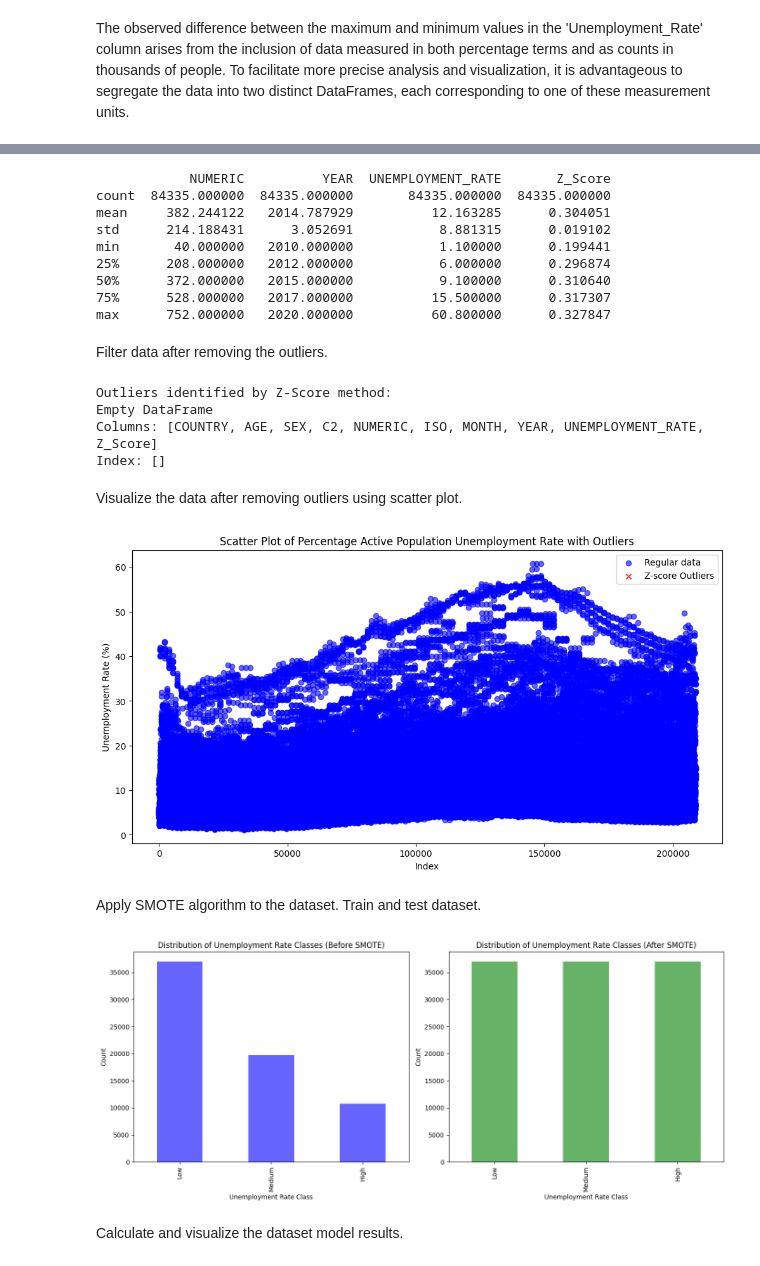
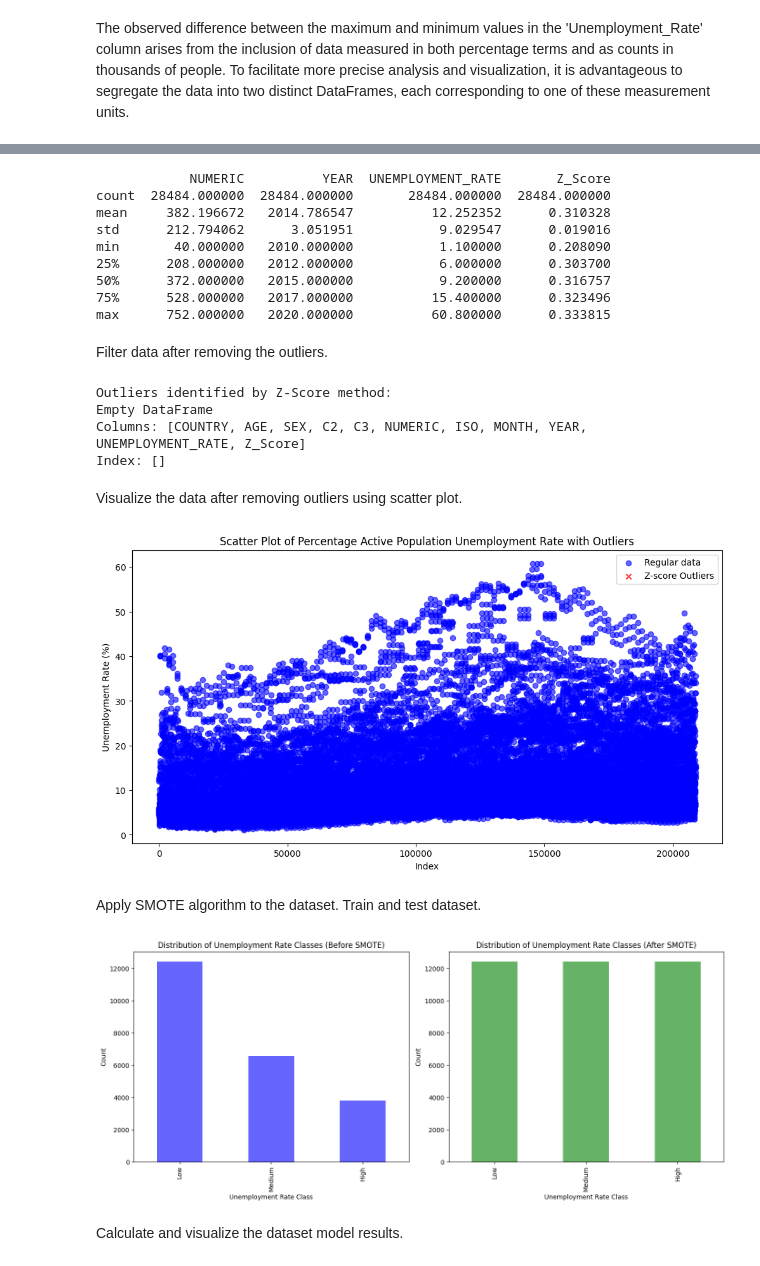
Before and after one commit to valzagrainca/Analysis-of-unemployment-in-EU-countries, a Jupyter notebook: unemployment.ipynb, the cells around one changed output, grey strips where cells are left out. Cells and saved outputs as stored; diff of their text form; code cells hidden in the pictures.

Commit message:
Visualise data

```diff
--- a/unemployment.ipynb
+++ b/unemployment.ipynb
@@ -152,3 +149,0 @@ Remove C3 column since it is not needed for analysis.
-# %%
-data_tr_df = data_tr_df.drop('C3', axis=1)
-data_tr_df.head()
@@ -216,11 +205,14 @@ Duplicated data:  0
 # %% [markdown]
 Transfrom 'Date' column format.
 # %%
+data_tr_df.to_csv('t2.csv')
 data_tr_df['Date'] = pd.to_datetime(data_tr_df['Date'], format='%YM%m ', errors='coerce')
 
 data_tr_df['Month'] = data_tr_df['Date'].dt.strftime('%B')
 data_tr_df['Year'] = data_tr_df['Date'].dt.year
 
 data_tr_df = data_tr_df.drop('Date', axis=1)
+data_tr_df = data_tr_df[data_tr_df["s_adj"] == "NSA"].drop("s_adj", axis=1)
 
 data_tr_df.head()
+data_tr_df.to_csv('t3.csv')
@@ -234,7 +219,7 @@ data_tr_df.head()
 # %% [markdown]
 Reorder and format column names.
 # %%
-data_tr_df = data_tr_df[['Country', 'age', 'unit', 'sex', 'C2', 'Numeric', 'Iso', 'Month', 'Year', 'Unemployment_Rate']]
+data_tr_df = data_tr_df[['Country', 'age', 'unit', 'sex', 'C2','C3', 'Numeric', 'Iso', 'Month', 'Year', 'Unemployment_Rate']]
 
 data_tr_df.columns = [col.upper() for col in data_tr_df.columns]
 
@@ -324,14 +309,14 @@ data_tr_df.head(5)
 print(data_tr_df.describe())
 # %% [output]
             NUMERIC          YEAR  UNEMPLOYMENT_RATE       Z_Score
-count  84335.000000  84335.000000       84335.000000  84335.000000
-mean     382.244122   2014.787929          12.163285      0.304051
-std      214.188431      3.052691           8.881315      0.019102
-min       40.000000   2010.000000           1.100000      0.199441
-25%      208.000000   2012.000000           6.000000      0.296874
-50%      372.000000   2015.000000           9.100000      0.310640
-75%      528.000000   2017.000000          15.500000      0.317307
-max      752.000000   2020.000000          60.800000      0.327847
+count  28484.000000  28484.000000       28484.000000  28484.000000
+mean     382.196672   2014.786547          12.252352      0.310328
+std      212.794062      3.051951           9.029547      0.019016
+min       40.000000   2010.000000           1.100000      0.208090
+25%      208.000000   2012.000000           6.000000      0.303700
+50%      372.000000   2015.000000           9.200000      0.316757
+75%      528.000000   2017.000000          15.400000      0.323496
+max      752.000000   2020.000000          60.800000      0.333815
 # %% [markdown]
 Filter data after removing the outliers.
 # %%
@@ -341,7 +326,7 @@ print(outliers_pct_z.head())
 # %% [output]
 Outliers identified by Z-Score method:
 Empty DataFrame
-Columns: [COUNTRY, AGE, SEX, C2, NUMERIC, ISO, MONTH, YEAR, UNEMPLOYMENT_RATE, Z_Score]
+Columns: [COUNTRY, AGE, SEX, C2, C3, NUMERIC, ISO, MONTH, YEAR, UNEMPLOYMENT_RATE, Z_Score]
 Index: []
 # %% [markdown]
 Visualize the data after removing outliers using scatter plot.
@@ -356,11 +341,11 @@ plt.ylabel("Unemployment Rate (%)")
 plt.legend()
 plt.show()
 # %% [output]
-[figure, old version]
+[figure, new version]
 # %% [markdown]
 Apply SMOTE algorithm to the dataset. Train and test dataset.
 # %%
-cleaned_df = data_tr_df.drop(['C2','Z_Score'], axis=1)
+cleaned_df = data_tr_df.drop(['Z_Score'], axis=1)
 
 class_thresholds = [0, 10, 20, float('inf')]
 class_labels = ['Low', 'Medium', 'High']
@@ -379,34 +364,36 @@ X['AGE'] = label_encoder.fit_transform(X['AGE'])
 X['SEX'] = label_encoder.fit_transform(X['SEX'])
 X['ISO'] = label_encoder.fit_transform(X['ISO'])
 X['MONTH'] = label_encoder.fit_transform(X['MONTH'])
 X['YEAR'] = label_encoder.fit_transform(X['YEAR'])
+X['C2'] = label_encoder.fit_transform(X['C2'])
+X['C3'] = label_encoder.fit_transform(X['C3'])
 
 # Split the data into training and testing sets
 X_train, X_test, y_train, y_test = train_test_split(X, y_class, test_size=0.2, random_state=42)
 
 smote = SMOTE(sampling_strategy='auto', random_state=42, k_neighbors=min(len(y_train[y_train=='Low']), len(y_train[y_train=='Medium']), len(y_train[y_train=='High'])) - 1)
 X_resampled, y_resampled = smote.fit_resample(X_train, y_train)
 
 plt.figure(figsize=(14, 6))
 
 # Bar plot before SMOTE
 plt.subplot(1, 2, 1)
 y_train.value_counts().sort_index().plot(kind='bar', color='blue', alpha=0.6)
 plt.title("Distribution of Unemployment Rate Classes (Before SMOTE)")
 plt.xlabel("Unemployment Rate Class")
 plt.ylabel("Count")
 
 # Bar plot after SMOTE
 plt.subplot(1, 2, 2)
 y_resampled.value_counts().sort_index().plot(kind='bar', color='green', alpha=0.6)
 plt.title("Distribution of Unemployment Rate Classes (After SMOTE)")
 plt.xlabel("Unemployment Rate Class")
 plt.ylabel("Count")
 
 plt.tight_layout()
 plt.show()
 # %% [output]
-[figure, old version]
+[figure, new version]
 # %% [markdown]
 Calculate and visualize the dataset model results.
 # %%
```
Also changed, not shown: parts of 24 cells of this notebook.
